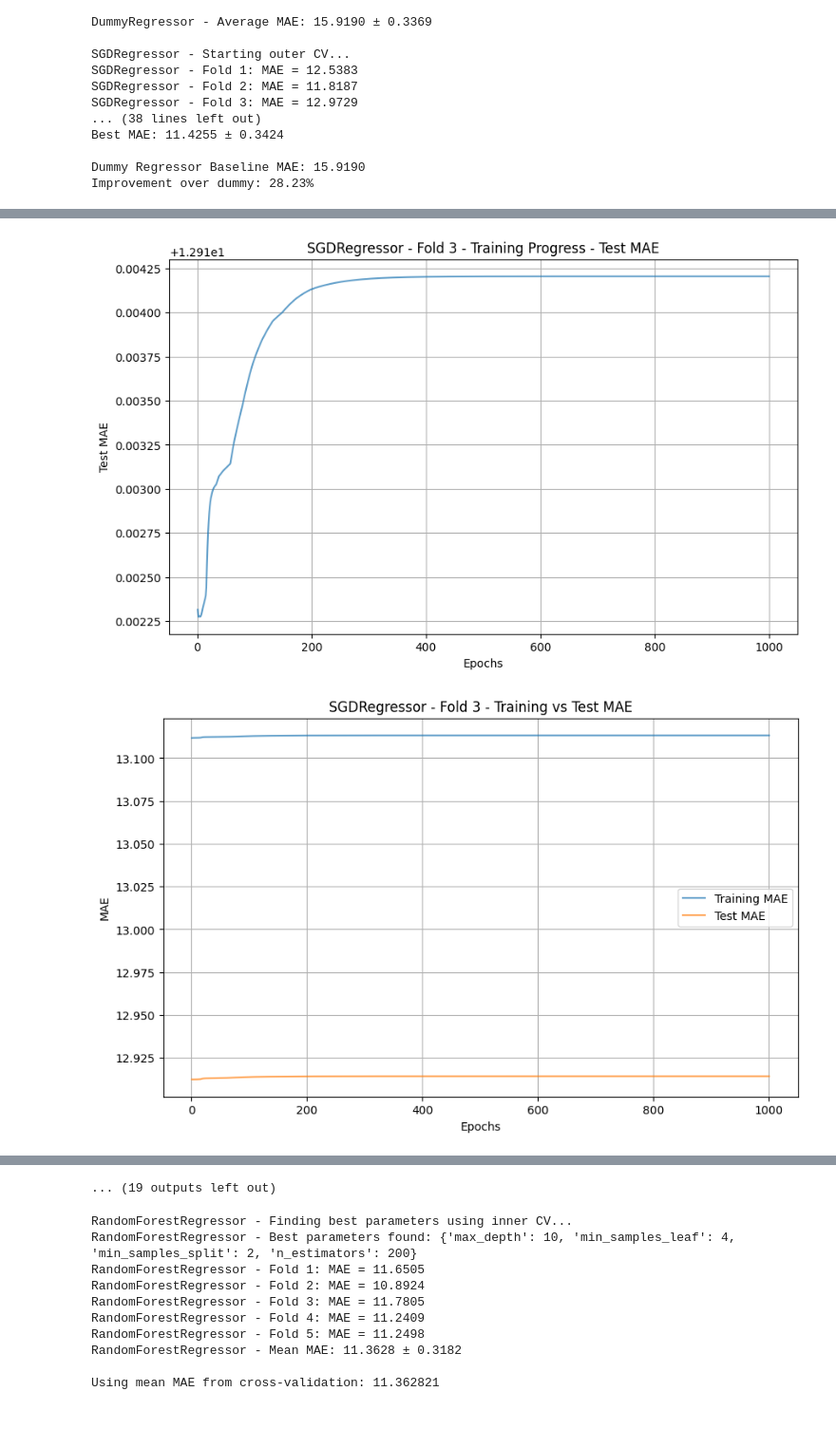
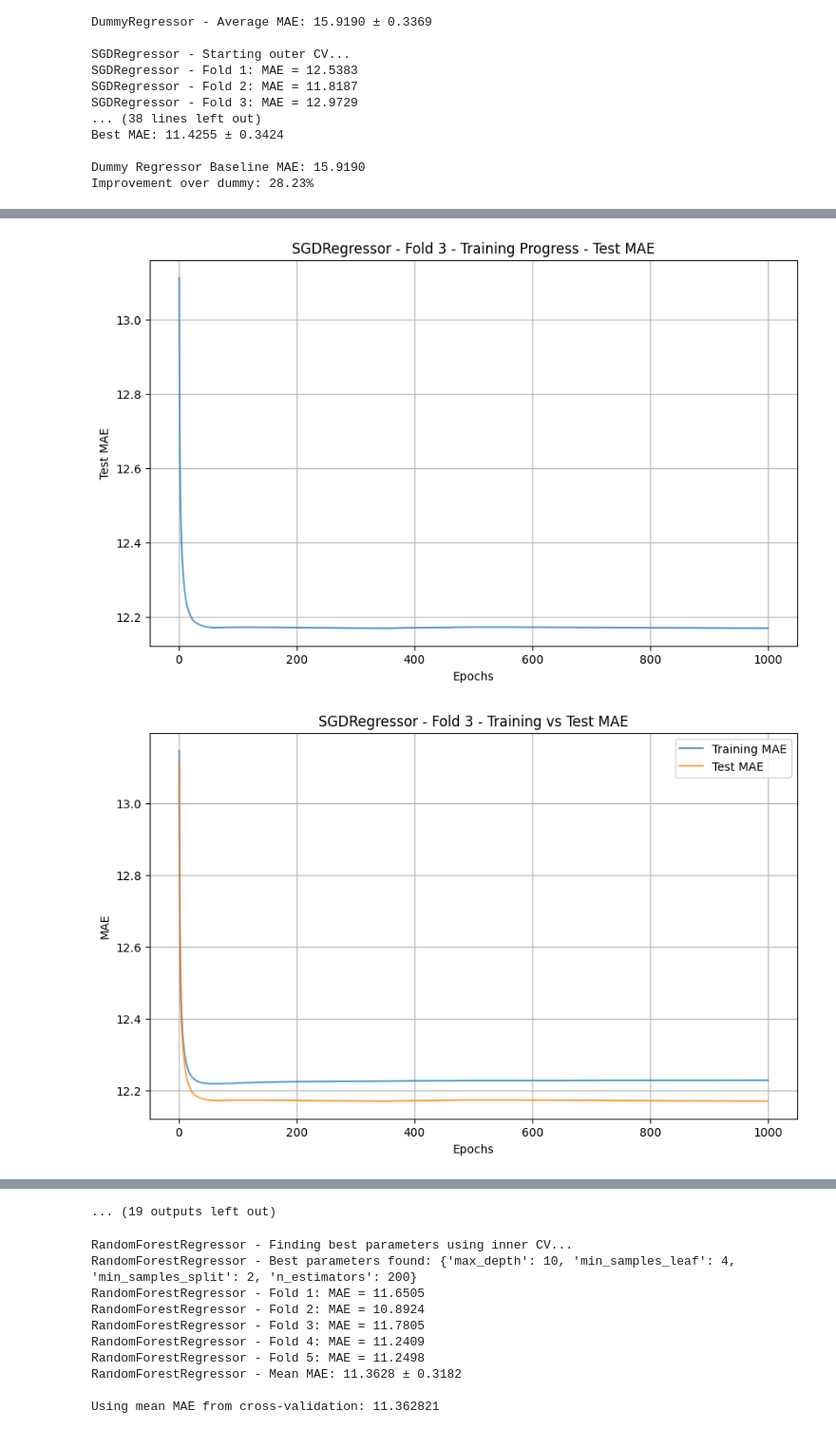
Before and after one commit to gungorman/ML-Group-69, a Jupyter notebook: final-ML.ipynb, the cells around one changed output, grey strips where cells are left out. Shown at 95% size. Cells and saved outputs as stored; diff of their text form; code cells hidden in the pictures.

```diff
--- a/final-ML.ipynb
+++ b/final-ML.ipynb
@@ -816,10 +804,10 @@ def create_trackable_models():
     return {
         'DummyRegressor': DummyRegressor(strategy='median'),
         'SGDRegressor': SGDRegressor(
-            penalty='elasticnet',
-            alpha=0.001,
-            l1_ratio=0.5,
-            learning_rate='constant',
+            penalty='l1',
+            alpha=0.01,
+            l1_ratio=0.15,
+            learning_rate='invscaling',
             eta0=0.01,
             max_iter=1000,  # Reduced for demonstration
             random_state=42,
@@ -845,8 +833,9 @@ def create_trackable_models():
             random_state=42
         )
     }
+#{'alpha': 0.01, 'eta0': 0.01, 'l1_ratio': 0.15, 'learning_rate': 'invscaling', 'max_iter': 1000, 'penalty': 'l1'}
 track_models = create_trackable_models()
-results = run_and_plot_models(x_num_stan, y_num, track_models)
+results = run_and_plot_models(x_num_minmax, y_num, track_models)
 # %% [output]
 ============================================================
 Running DummyRegressor
@@ -875,2 +864,2 @@ SGDRegressor - Fold 3 Final MAE: 12.8603
-[figure, old version]
+[figure, new version]
-[figure, old version]
+[figure, new version]
```
Also changed, not shown: parts of 2 cells of this notebook, 2 other files.
